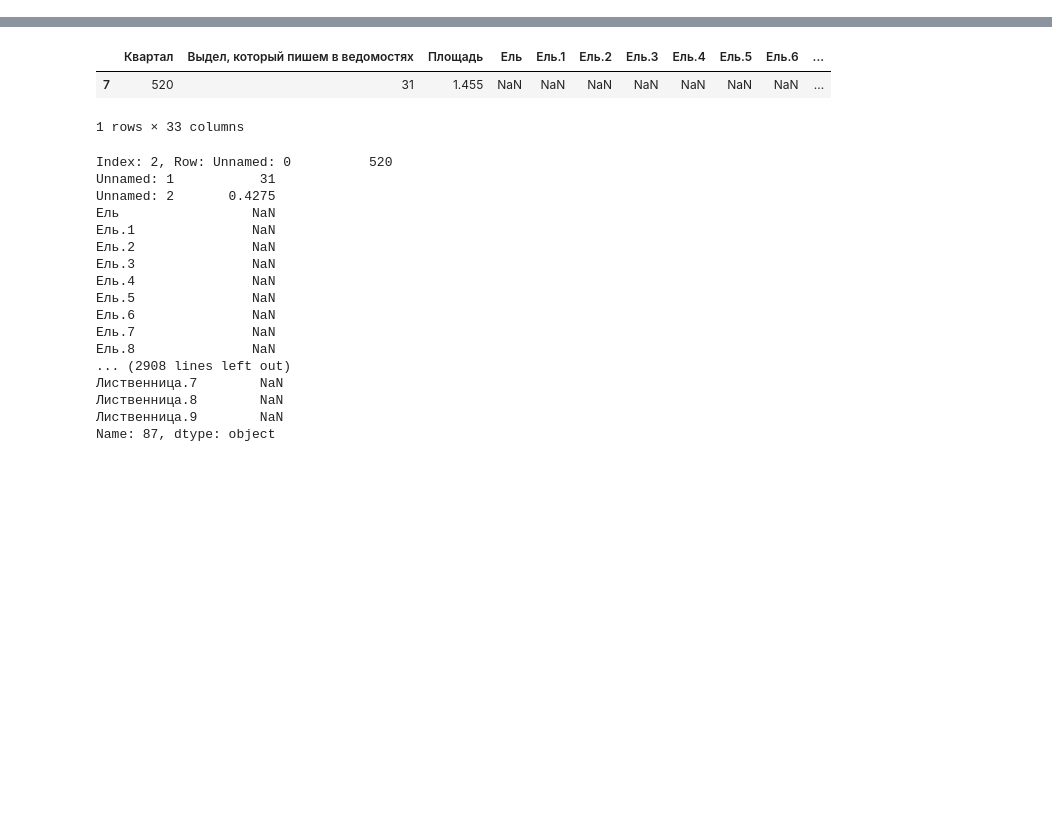
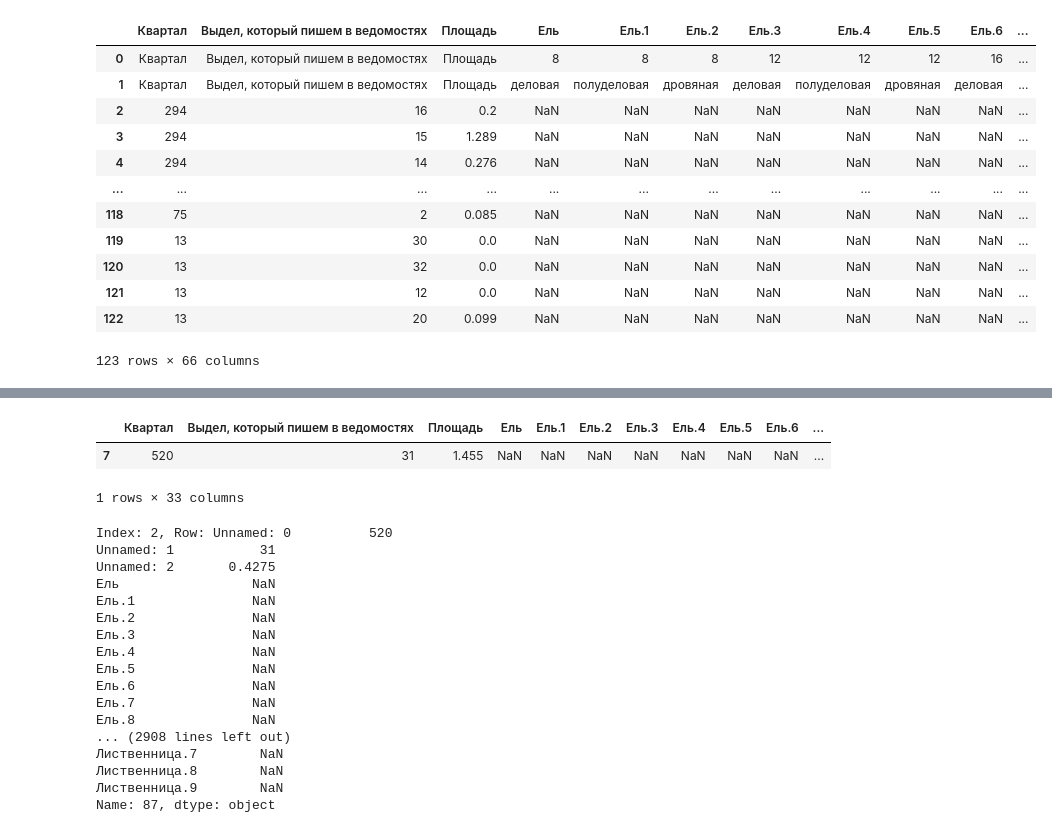
Before and after one commit to truffix/les_dlya_geosfera, a Jupyter notebook: доп/new_les.ipynb, the cells around one changed output, grey strips where cells are left out. Saved outputs shown, nothing was run; the diff lists cells and outputs as text; code cells hidden in the pictures; blank space fills up the shorter version.

```diff
--- a/доп/new_les.ipynb
+++ b/доп/new_les.ipynb
@@ -245,6 +245,22 @@ def find_table(kvartal, videl, area):
 # %%
 excel_df = pd.read_excel('add_kniga.xlsx')
 excel_df['Площадь'] = excel_df['Площадь'].apply(lambda x: x if x == 'Площадь' else round(float(x),3))
+# %%
+excel_df
+# %% [output]
+|  | Квартал | Выдел, который пишем в ведомостях | Площадь | Ель | Ель.1 | Ель.2 | Ель.3 | Ель.4 | Ель.5 | Ель.6 | ... |
+| 0 | Квартал | Выдел, который пишем в ведомостях | Площадь | 8 | 8 | 8 | 12 | 12 | 12 | 16 | ... |
+| 1 | Квартал | Выдел, который пишем в ведомостях | Площадь | деловая | полуделовая | дровяная | деловая | полуделовая | дровяная | деловая | ... |
+| 2 | 294 | 16 | 0.2 | NaN | NaN | NaN | NaN | NaN | NaN | NaN | ... |
+| 3 | 294 | 15 | 1.289 | NaN | NaN | NaN | NaN | NaN | NaN | NaN | ... |
+| 4 | 294 | 14 | 0.276 | NaN | NaN | NaN | NaN | NaN | NaN | NaN | ... |
+| ... | ... | ... | ... | ... | ... | ... | ... | ... | ... | ... | ... |
+| 118 | 75 | 2 | 0.085 | NaN | NaN | NaN | NaN | NaN | NaN | NaN | ... |
+| 119 | 13 | 30 | 0.0 | NaN | NaN | NaN | NaN | NaN | NaN | NaN | ... |
+| 120 | 13 | 32 | 0.0 | NaN | NaN | NaN | NaN | NaN | NaN | NaN | ... |
+| 121 | 13 | 12 | 0.0 | NaN | NaN | NaN | NaN | NaN | NaN | NaN | ... |
+| 122 | 13 | 20 | 0.099 | NaN | NaN | NaN | NaN | NaN | NaN | NaN | ... |
+123 rows × 66 columns
 # %%
 for kkk in full_list:
 
```
Also changed, not shown: parts of 3 cells of this notebook.
